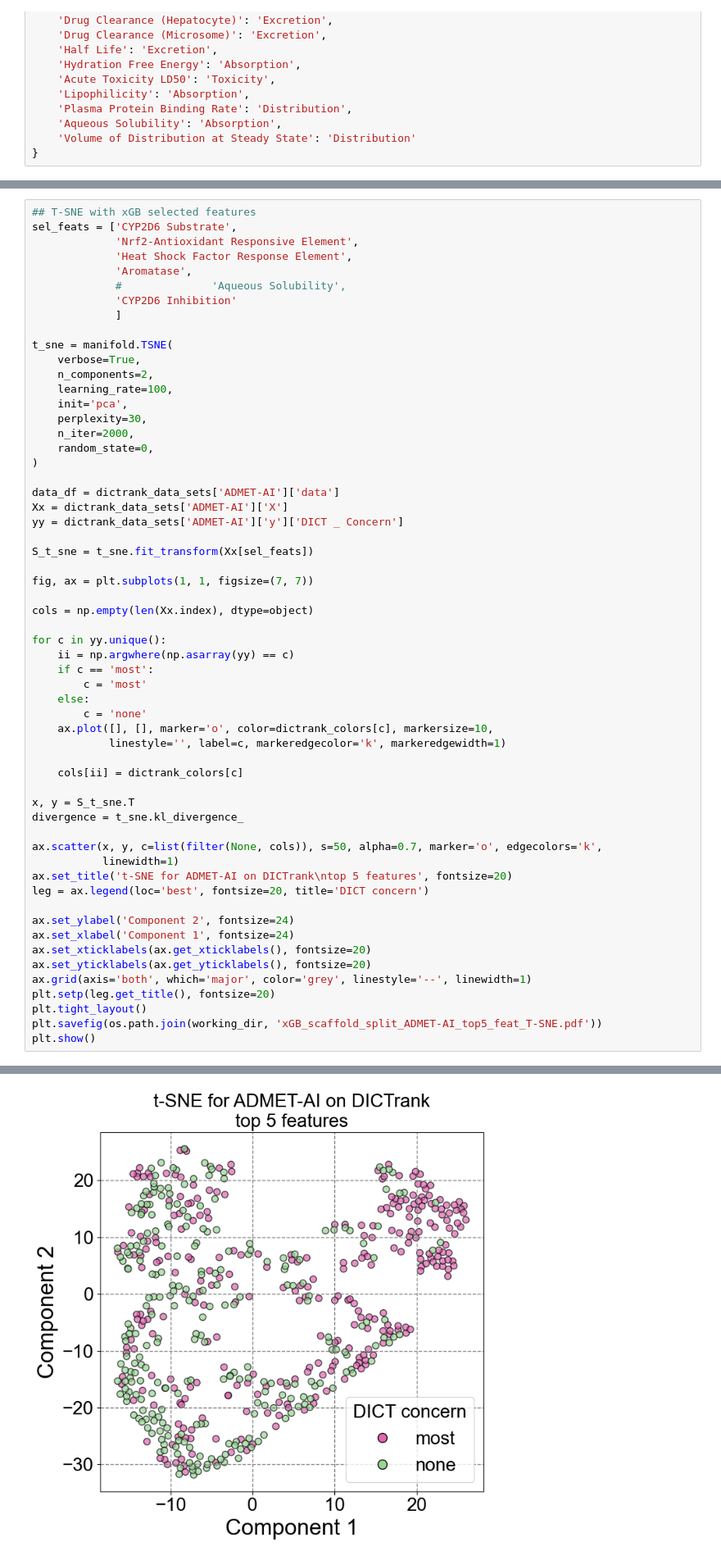
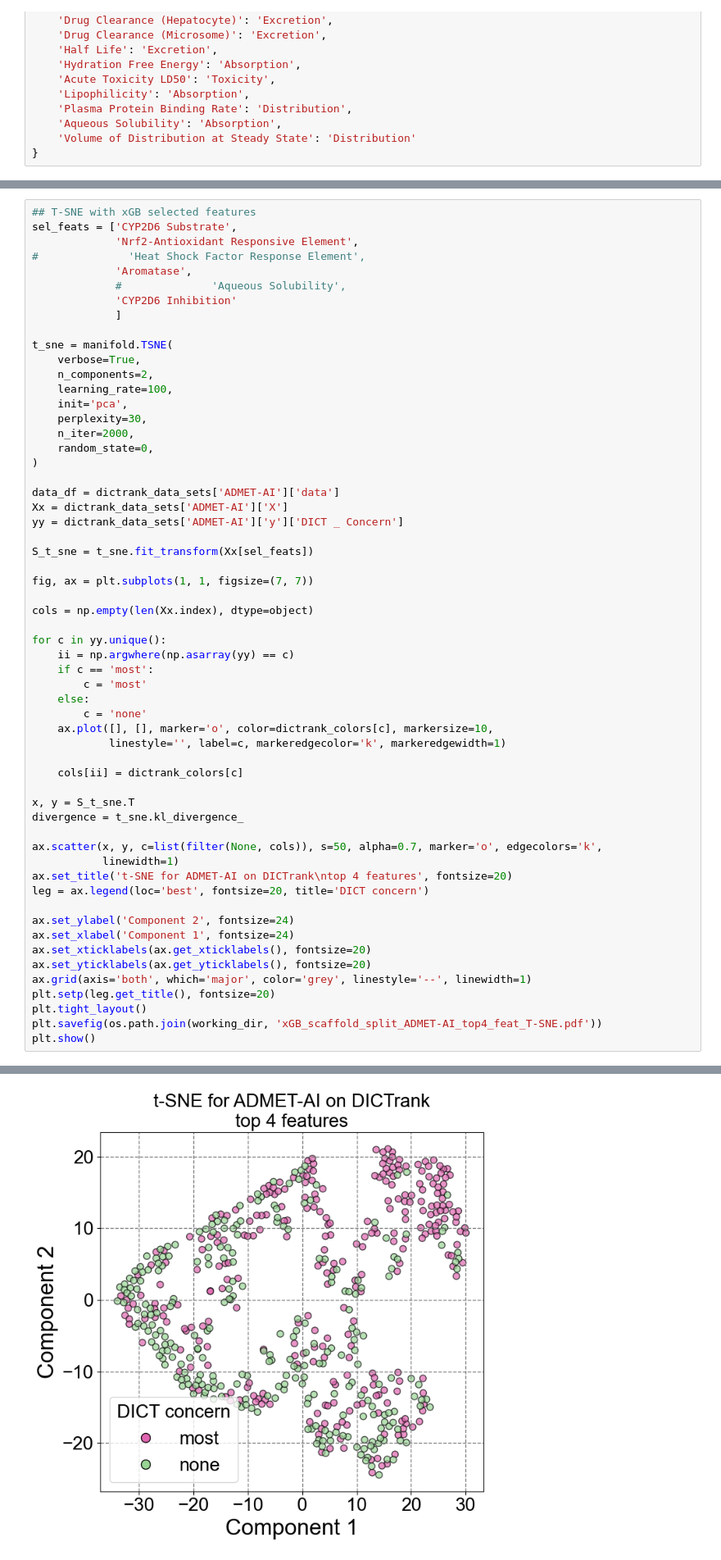
Before and after one commit to souhridm/ADMEThyst, a Jupyter notebook: scripts/Train_&_Plot_ADMET_AI_DICTrank_predictor.ipynb, the cells around one changed output, grey strips where cells are left out. Shown at 82% size. Drawn from its saved outputs; the diff is of its cells as text.

Commit message:
Edit train_plot script: top 5 to top 4 features

```diff
--- a/scripts/Train_&_Plot_ADMET_AI_DICTrank_predictor.ipynb
+++ b/scripts/Train_&_Plot_ADMET_AI_DICTrank_predictor.ipynb
@@ -504,7 +509,7 @@ plt.show()
 ## T-SNE with xGB selected features
 sel_feats = ['CYP2D6 Substrate',
              'Nrf2-Antioxidant Responsive Element',
-             'Heat Shock Factor Response Element',
+#              'Heat Shock Factor Response Element',
              'Aromatase',
              #              'Aqueous Solubility',
              'CYP2D6 Inhibition'
@@ -546,7 +551,7 @@ divergence = t_sne.kl_divergence_
 
 ax.scatter(x, y, c=list(filter(None, cols)), s=50, alpha=0.7, marker='o', edgecolors='k',
            linewidth=1)
-ax.set_title('t-SNE for ADMET-AI on DICTrank\ntop 5 features', fontsize=20)
+ax.set_title('t-SNE for ADMET-AI on DICTrank\ntop 4 features', fontsize=20)
 leg = ax.legend(loc='best', fontsize=20, title='DICT concern')
 
 ax.set_ylabel('Component 2', fontsize=24)
@@ -556,7 +561,7 @@ ax.set_yticklabels(ax.get_yticklabels(), fontsize=20)
 ax.grid(axis='both', which='major', color='grey', linestyle='--', linewidth=1)
 plt.setp(leg.get_title(), fontsize=20)
 plt.tight_layout()
-plt.savefig(os.path.join(working_dir, 'xGB_scaffold_split_ADMET-AI_top5_feat_T-SNE.pdf'))
+plt.savefig(os.path.join(working_dir, 'xGB_scaffold_split_ADMET-AI_top4_feat_T-SNE.pdf'))
 plt.show()
 # %% [output]
 [t-SNE] Computing 91 nearest neighbors...
@@ -569,4 +574,4 @@ plt.show()
-[figure, old version]
+[figure, new version]
 # %%
 # Load dataframes of drugs with ATC labels to identify therapeutic indication
 
```
Also changed, not shown: parts of 10 cells of this notebook.
